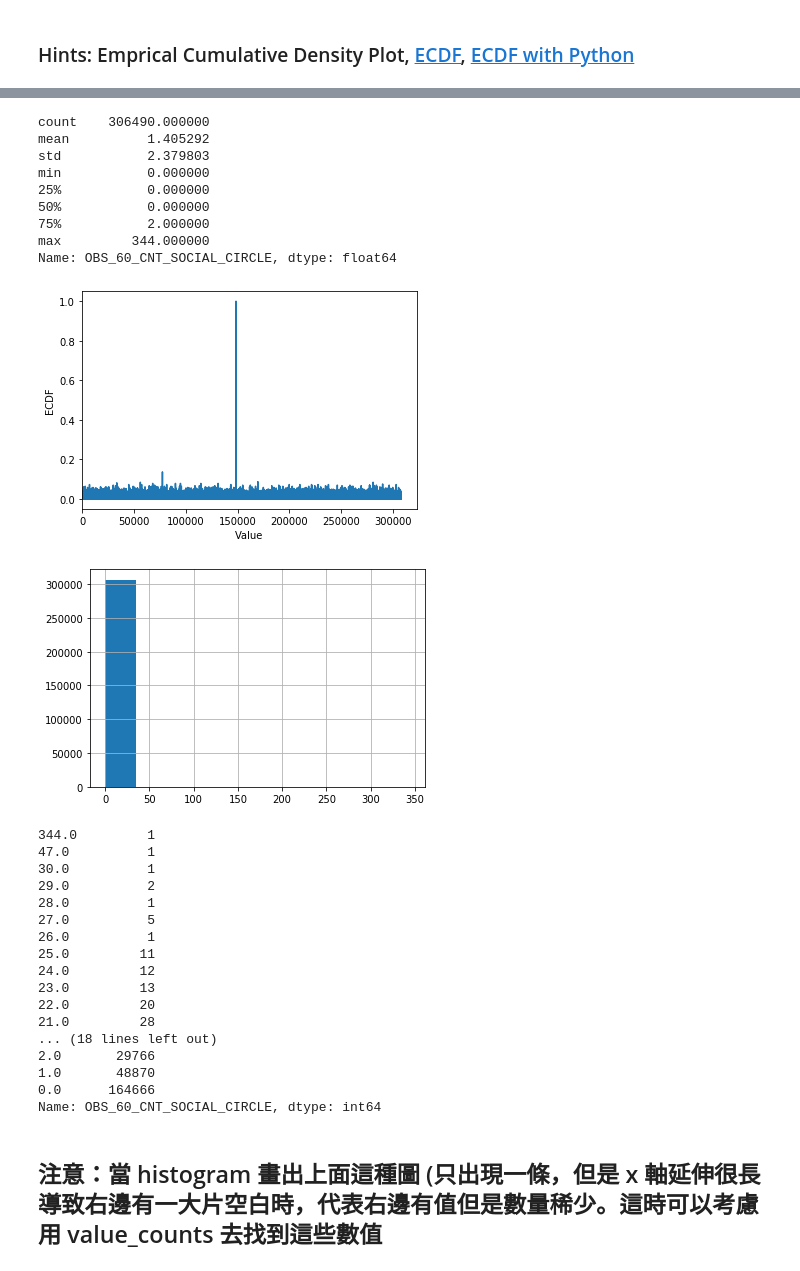
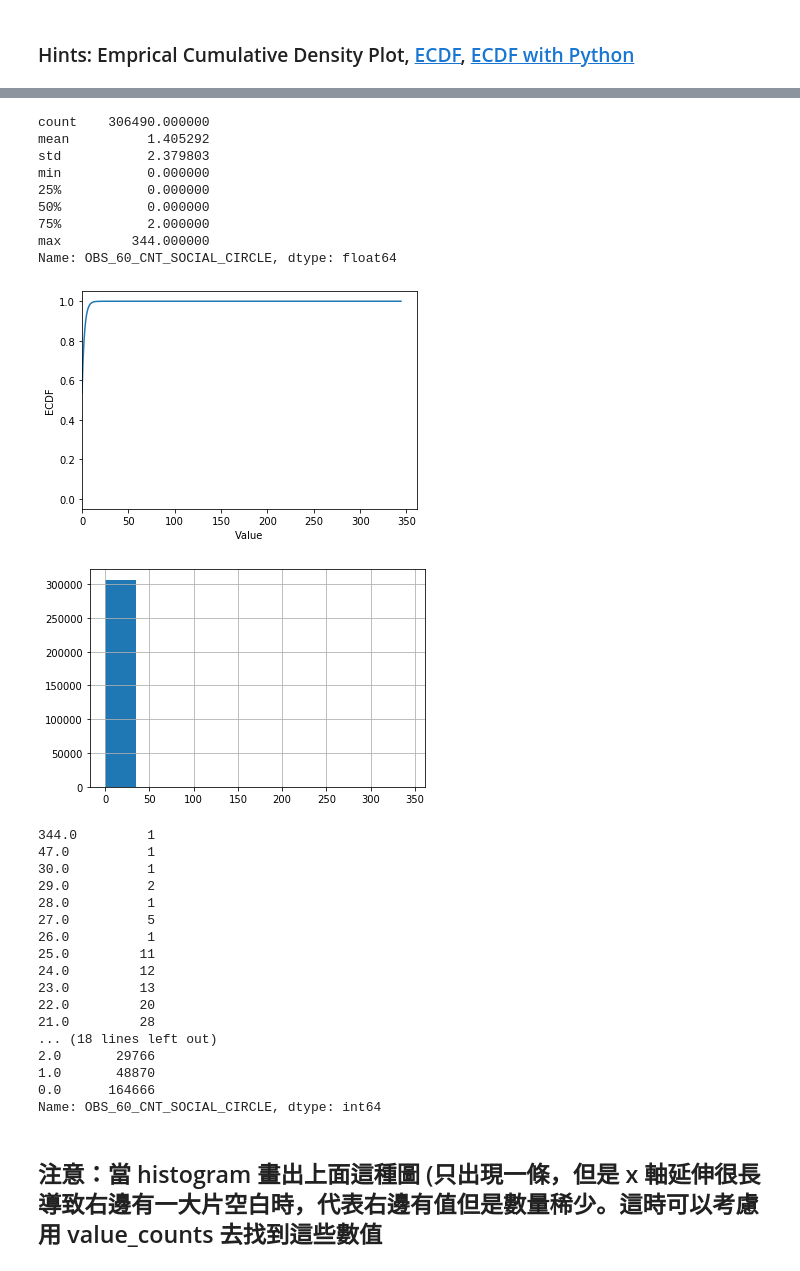
Before and after one commit to alice31229/3rd-ML100Days, a Jupyter notebook: homework/Day_009_HW.ipynb, the cells around one changed output, grey strips where cells are left out. Drawn from its saved outputs; the diff is of its cells as text; code cells hidden in the pictures.

```diff
--- a/homework/Day_009_HW.ipynb
+++ b/homework/Day_009_HW.ipynb
@@ -186,34 +173,34 @@ Name: REGION_POPULATION_RELATIVE, Length: 81, dtype: int64
 # %%
 # 最大值落在分布之外
 print(app_train['OBS_60_CNT_SOCIAL_CIRCLE'].describe())
 
 # 繪製 Empirical Cumulative Density Plot (ECDF)
 
 
-cdf = app_train['OBS_60_CNT_SOCIAL_CIRCLE']
+cdf = app_train.OBS_60_CNT_SOCIAL_CIRCLE.value_counts().sort_index().cumsum()
 
 
 plt.plot(list(cdf.index), cdf/cdf.max())
 plt.xlabel('Value')
 plt.ylabel('ECDF')
 plt.xlim([cdf.index.min() * 0.95, cdf.index.max() * 1.05])
 plt.ylim([-0.05,1.05]) # 限制顯示圖片的範圍
 plt.show()
 
 app_train['OBS_60_CNT_SOCIAL_CIRCLE'].hist()
 plt.show()
 print(app_train['OBS_60_CNT_SOCIAL_CIRCLE'].value_counts().sort_index(ascending = False))
 # %% [output]
 count    306490.000000
 mean          1.405292
 std           2.379803
 min           0.000000
 25%           0.000000
 50%           0.000000
 75%           2.000000
 max         344.000000
 Name: OBS_60_CNT_SOCIAL_CIRCLE, dtype: float64
-[figure, old version]
+[figure, new version]
 [figure]
 344.0         1
 47.0          1
```
Also changed, not shown: parts of 4 cells of this notebook, 1 other file.
